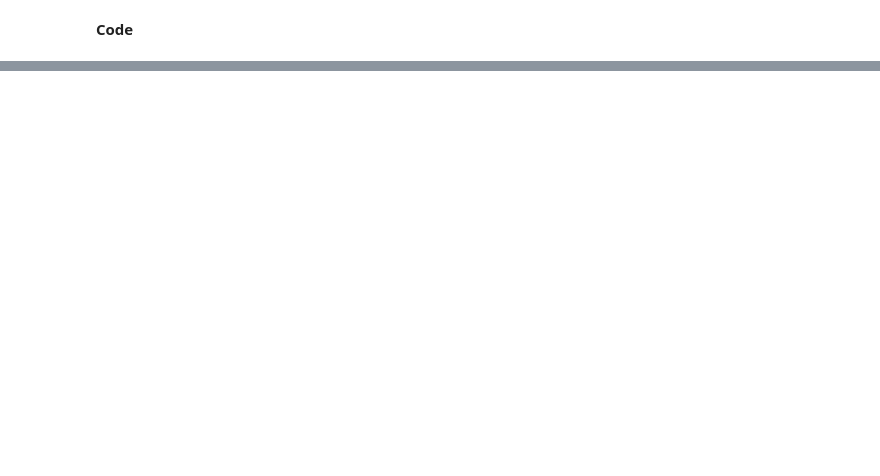
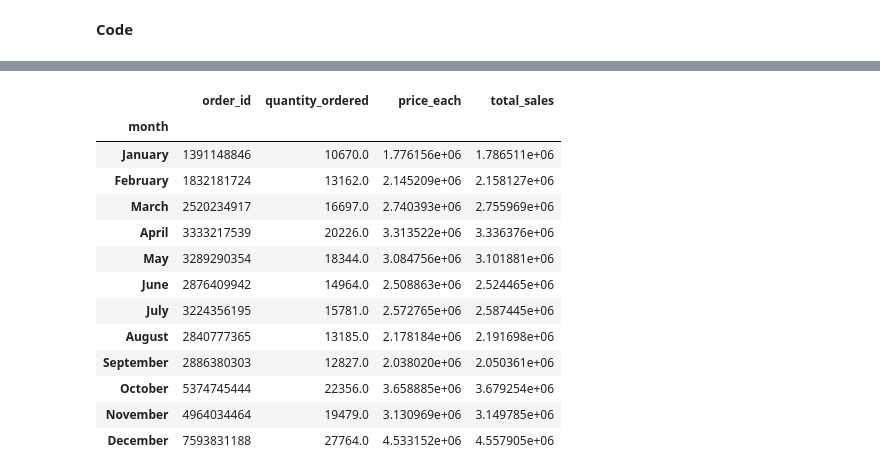
Before and after one commit to kfrawee/SalesAnalysis, a Jupyter notebook: SalesAnalysis.ipynb, the cells around one changed output, grey strips where cells are left out. Saved outputs shown, nothing was run; the diff lists cells and outputs as text; code cells hidden in the pictures; blank space fills up the shorter version.

```diff
--- a/SalesAnalysis.ipynb
+++ b/SalesAnalysis.ipynb
@@ -320,0 +455,24 @@ df_all[total_price] =
+# %%
+# Reordering months
+months_sales = df.groupby('month').sum().sort_values('total_sales', ascending=False)
+months = ['January', 'February', 'March', 'April', 'May', 'June', 'July', 'August', 'September', 'October', 'November', 'December']
+
+months_sales.index = pd.CategoricalIndex(months_sales.index, categories=months, ordered=True)
+months_sales = months_sales.sort_index()
+
+months_sales
+# %% [output]
+|  | order_id | quantity_ordered | price_each | total_sales |
+| month |  |  |  |  |
+| January | 1391148846 | 10670.0 | 1.776156e+06 | 1.786511e+06 |
+| February | 1832181724 | 13162.0 | 2.145209e+06 | 2.158127e+06 |
+| March | 2520234917 | 16697.0 | 2.740393e+06 | 2.755969e+06 |
+| April | 3333217539 | 20226.0 | 3.313522e+06 | 3.336376e+06 |
+| May | 3289290354 | 18344.0 | 3.084756e+06 | 3.101881e+06 |
+| June | 2876409942 | 14964.0 | 2.508863e+06 | 2.524465e+06 |
+| July | 3224356195 | 15781.0 | 2.572765e+06 | 2.587445e+06 |
+| August | 2840777365 | 13185.0 | 2.178184e+06 | 2.191698e+06 |
+| September | 2886380303 | 12827.0 | 2.038020e+06 | 2.050361e+06 |
+| October | 5374745444 | 22356.0 | 3.658885e+06 | 3.679254e+06 |
+| November | 4964034464 | 19479.0 | 3.130969e+06 | 3.149785e+06 |
+| December | 7593831188 | 27764.0 | 4.533152e+06 | 4.557905e+06 |
```
Also changed, not shown: parts of 66 cells of this notebook, 3 other files.
